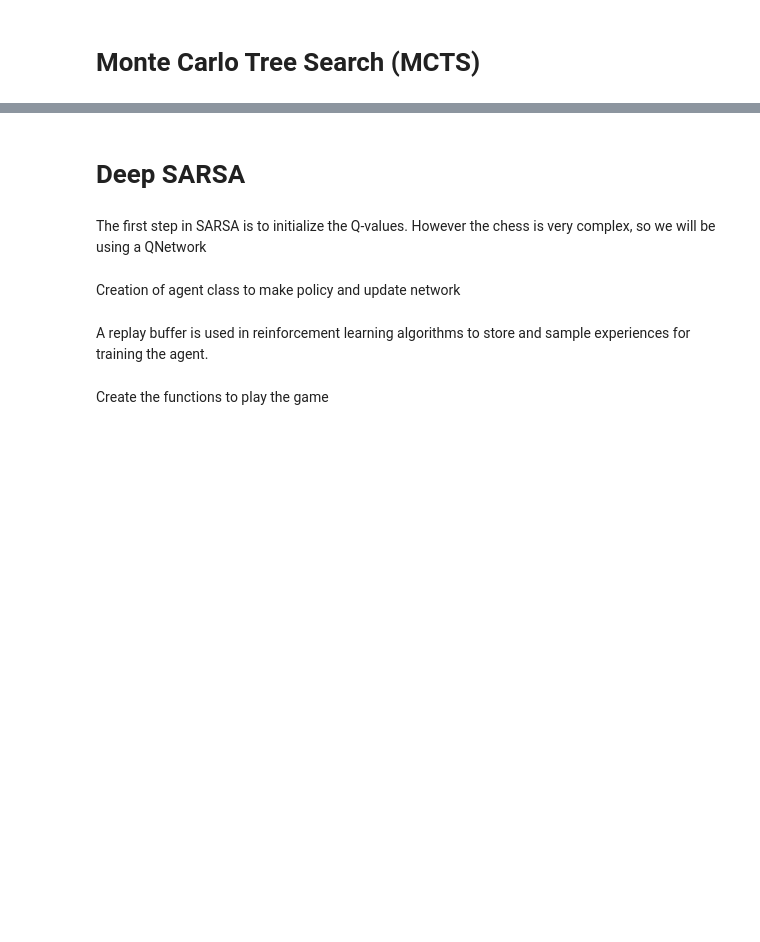
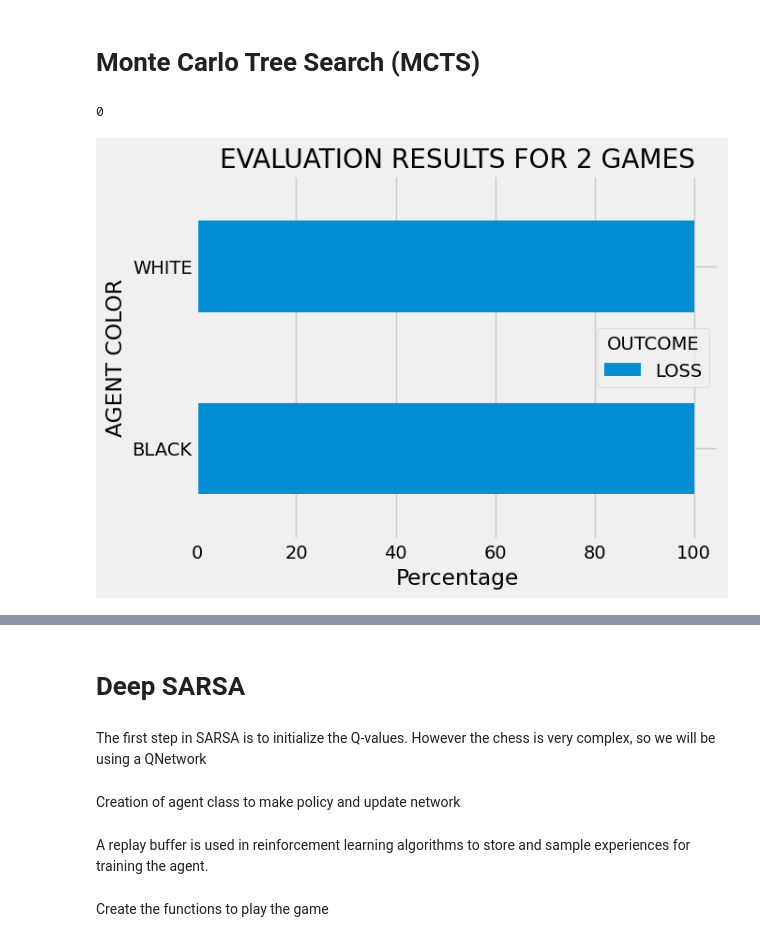
Before and after one commit to inesleonidasrocha/ChessRL23, a Jupyter notebook: RL PROJECT - Copy.ipynb, the cells around one changed output, grey strips where cells are left out. Drawn from its saved outputs; the diff is of its cells as text; code cells hidden in the pictures; blank space fills up the shorter version.

```diff
--- a/RL PROJECT - Copy.ipynb
+++ b/RL PROJECT - Copy.ipynb
@@ -142,18 +142,18 @@ StockFish has a python api as seen above, nevertheless the engine still needs to
 
 NOTE: You were given an engine already in moodle, nevertheless different computer systems (Windows, Mac, Ubuntu) might require other Stockfish engines.
 # %%
-Stockfish_path = "C:/Users/nunoa/Desktop/Aulas/Reinforcement Learning/FINAL PROJECT/stockfish_15.1_win_x64_avx2/stockfish-windows-2022-x86-64-avx2"
+Stockfish_path = "C:/Users/isabe/Desktop/RL/Project/stockfish_15.1_win_x64_avx2/stockfish-windows-2022-x86-64-avx2"
 # %% [markdown]
 The functions bellow generate episodes/games for a WHITE or BLACK Pieces Scenario respectively. We store the outcome of the episode (win/draw/loss) and the number of steps taken.
 
 #### Notice how the AGENT_POLICY function is used it recieves as inputs the env and the current state.
 `action = AGENT_POLICY(env, state)`
 # %%
-def generate_WHITE_scenario( AGENT_POLICY):
+def generate_WHITE_scenario(Stockfish_path, AGENT_POLICY):
     env = gym.make(
         "ChessAlphaZero-v0"
     )  # We will use Alpha Zero's numenclature for the actions encodings
-    stockfish = Stockfish()
+    stockfish = Stockfish(Stockfish_path)
     stockfish.set_elo_rating(
         100
     )  # Default "skill" level is 1350, higher will increase the skill of stockfish "player". See more at https://en.wikipedia.org/wiki/Elo_rating_system
@@ -181,14 +181,14 @@ def generate_WHITE_scenario( AGENT_POLICY):
 
     env.close()
 
-    return reward, np.ceil(counter / 2)
+    return reward, np.ceil(counter / 2), state
 
 
-def generate_BLACK_scenario( AGENT_POLICY):
+def generate_BLACK_scenario(Stockfish_path, AGENT_POLICY):
     env = gym.make(
         "ChessAlphaZero-v0"
     )  # We will use Alpha Zero's numenclature for the actions encodings
-    stockfish = Stockfish()
+    stockfish = Stockfish(Stockfish_path)
     stockfish.set_elo_rating(
         100
     )  # Default "skill" level is 1350, higher will increase the skill of stockfish "player". See more at https://en.wikipedia.org/wiki/Elo_rating_system
@@ -216,18 +216,17 @@ def generate_BLACK_scenario( AGENT_POLICY):
 
     env.close()
 
-    return reward, np.ceil(counter / 2)
-#exploring the encoding of the chess enviorment
+    return reward, np.ceil(counter / 2), state
 # %% [markdown]
 In the function bellow a visualization is produced from the bechmarks made.
 # %%
-def AGENT_EVALUATION( AGENT_POLICY, n_evaluations=100):
+def AGENT_EVALUATION(Stockfish_path, AGENT_POLICY, n_evaluations=100):
     results_list = []
 
     for evaluation_number in tqdm(range(n_evaluations)):
         generate_episode = generate_WHITE_scenario
 
-        reward, n_steps = generate_episode( AGENT_POLICY)
+        reward, n_steps = generate_episode(Stockfish_path, AGENT_POLICY)
 
         if reward == 1:
             result = "VICTORY"
@@ -240,7 +239,7 @@ def AGENT_EVALUATION( AGENT_POLICY, n_evaluations=100):
 
         generate_episode = generate_BLACK_scenario
 
-        reward, n_steps = generate_episode( AGENT_POLICY)
+        reward, n_steps = generate_episode(Stockfish_path, AGENT_POLICY)
 
         if reward == -1:
             result = "VICTORY"
@@ -379,7 +380,6 @@ def AGENT_EVALUATION(Stockfish_path, AGENT_POLICY, n_evaluations=100):
     return df
 # %%
 def traverse(node):
-    # This part of the code traverses the tree from the root to a leaf node following the best path
     while node.done:
         node = node.select_child()
         if node is None:
@@ -387,15 +387,14 @@ def traverse(node):
     return node.expand()
 
 def rollout(node):
-    # The rollout phase simulates a random game from the current node to a terminal node
     current_node = node
     done = False
     while current_node is not None:
-        # Choose a random legal action
+        if done:
+            break
+
         legal_actions = list(current_node.env.legal_actions)
         action = random.choice(legal_actions)
-
-        # Apply the chosen action, creating a new node
         next_state, reward, done, info = current_node.env.step(action)
         new_node = Node(state=next_state, env=current_node.env, done=done, parent=current_node, action=action)
         current_node.children[action] = new_node
@@ -405,7 +404,6 @@ def rollout(node):
 
 
 def backpropagate(leaf_node, reward):
-    # The Backpropagation proceeds to propagate the result of a simulation up to the root
     current_node = leaf_node
     while current_node is not None:
         current_node.visits += 1
@@ -413,12 +411,16 @@ def backpropagate(leaf_node, reward):
         current_node = current_node.parent
 
 def MCTS(root, iterations):
-    # This function uses the functions defined above to perform the Monte Carlo Tree Search algorithm for a certain number of iterations
     for _ in range(iterations):
         leaf = traverse(root)
         if leaf is not None:
             simulation_result = rollout(leaf)
             backpropagate(leaf, simulation_result)
+
+    #Save the root node (and by extension, the entire MCTS tree) to a file
+
+    #with open('mcts_tree.pickle', 'wb') as handle:
+    #    pickle.dump(root, handle, protocol=pickle.HIGHEST_PROTOCOL)
 
     if len(root.children) == 0:
         return None
@@ -426,7 +428,7 @@ def MCTS(root, iterations):
 
 
 class Node:
-    def _init_(self, state, env, done, parent=None, action=None):
+    def __init__(self, state, env, done, parent=None, action=None):
         self.state = state
         self.env = env
         self.done = done
@@ -455,36 +457,37 @@ class Node:
             new_child = Node(state=next_state, env=new_env,done=done, parent=self, action=action)
             self.children[action] = new_child
             return new_child
         return None
 
 
     def take_action(self, action):
         new_env = self.env.clone()
         new_env.step(action)
         return Node(state=new_env.state(), env=new_env, parent=self, action=action)
 
     def calculate_reward(self):
         return self.env.reward()
 
     def get_value(self):
         if self.visits == 0:
             return 0
         else:
             return self.total_reward / self.visits + np.sqrt(2 * np.log(self.parent.visits) / self.visits)
 
     def best_child(self):
         if not self.children:
             return None
         s = sorted(self.children.items(), key=lambda child: child[1].get_value())
         return s[-1][1]
 
 def WHITE_PLAYER_POLICY(env, state):
-    # Define a policy for either black or white player using MCTS
     root = Node(state=state, env=env, done= False)
-    action = MCTS(root, 50)
+    action = MCTS(root, 1)
     return action
 
-# Evaluation against the Stockfish
-df = AGENT_EVALUATION(Stockfish_path, WHITE_PLAYER_POLICY, n_evaluations=100)
+df = AGENT_EVALUATION(Stockfish_path, WHITE_PLAYER_POLICY, n_evaluations=1)
+# %% [output]
+0
+[figure, added]
 # %%
 df.head(10)
```
Also changed, not shown: parts of 9 cells of this notebook, 2 other files.
